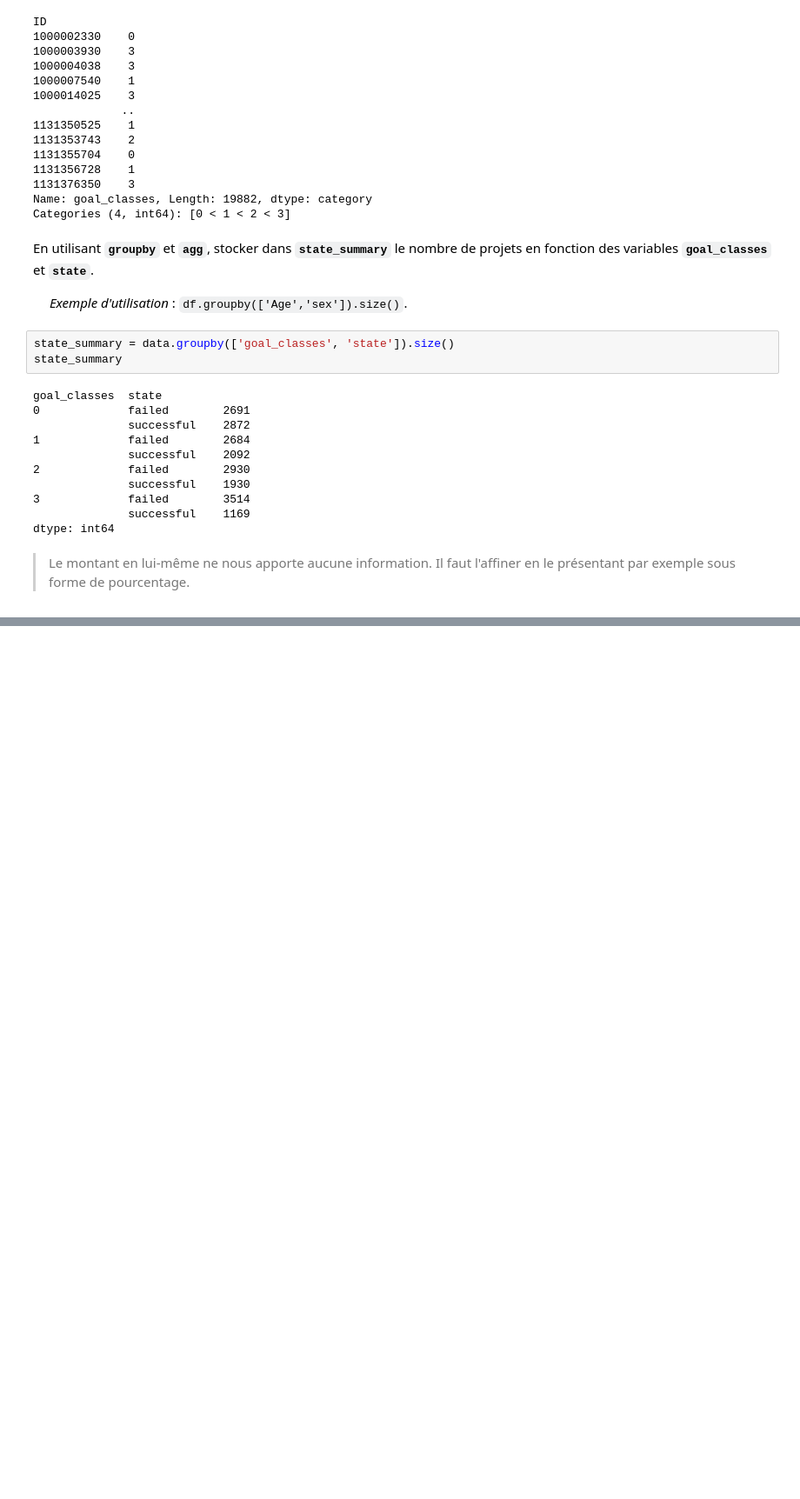
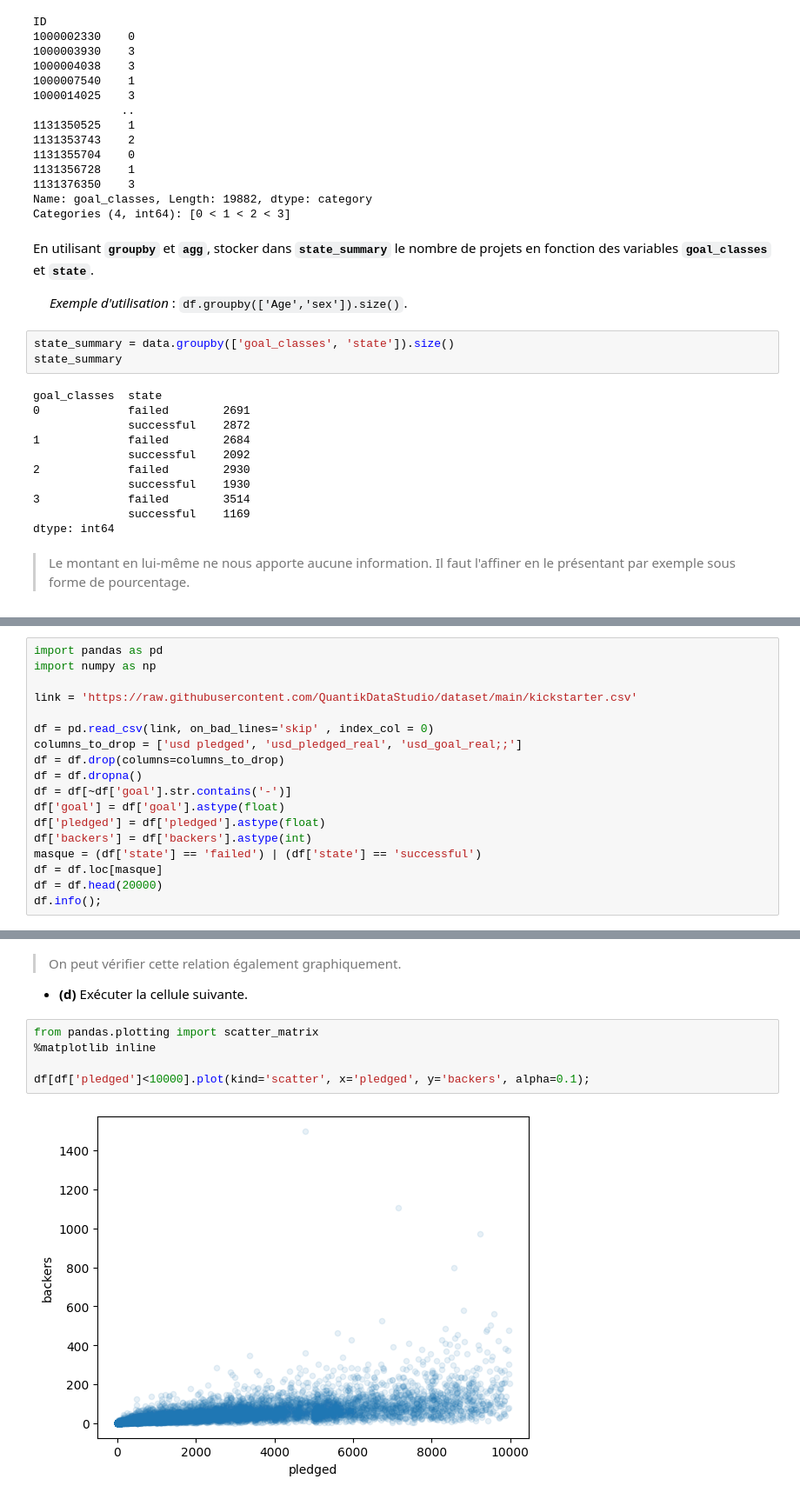
Before and after one commit to 0Jay03/Apprentissage-Python, a Jupyter notebook: EDA pc.ipynb, the cells around one changed output, grey strips where cells are left out. Shown: that part at 87% size. Drawn from its saved outputs; the diff is of its cells as text; blank space fills up the shorter version.

```diff
--- a/EDA pc.ipynb
+++ b/EDA pc.ipynb
@@ -539,0 +658,18 @@ dtype: float64
+# %%
+import pandas as pd
+import numpy as np
+
+link = 'https://raw.githubusercontent.com/QuantikDataStudio/dataset/main/kickstarter.csv'
+
+df = pd.read_csv(link, on_bad_lines='skip' , index_col = 0)
+columns_to_drop = ['usd pledged', 'usd_pledged_real', 'usd_goal_real;;']
+df = df.drop(columns=columns_to_drop)
+df = df.dropna()
+df = df[~df['goal'].str.contains('-')]
+df['goal'] = df['goal'].astype(float)
+df['pledged'] = df['pledged'].astype(float)
+df['backers'] = df['backers'].astype(int)
+masque = (df['state'] == 'failed') | (df['state'] == 'successful')
+df = df.loc[masque]
+df = df.head(20000)
+df.info();
@@ -539,0 +771,12 @@ dtype: float64
+# %% [markdown]
+
+> On peut vérifier cette relation également graphiquement.
+
+-   **(d)**  Exécuter la cellule suivante.
+# %%
+from pandas.plotting import scatter_matrix
+%matplotlib inline
+
+df[df['pledged']<10000].plot(kind='scatter', x='pledged', y='backers', alpha=0.1);
+# %% [output]
+[figure, added]
```
Also changed, not shown: parts of 44 cells of this notebook, 1 other file.
